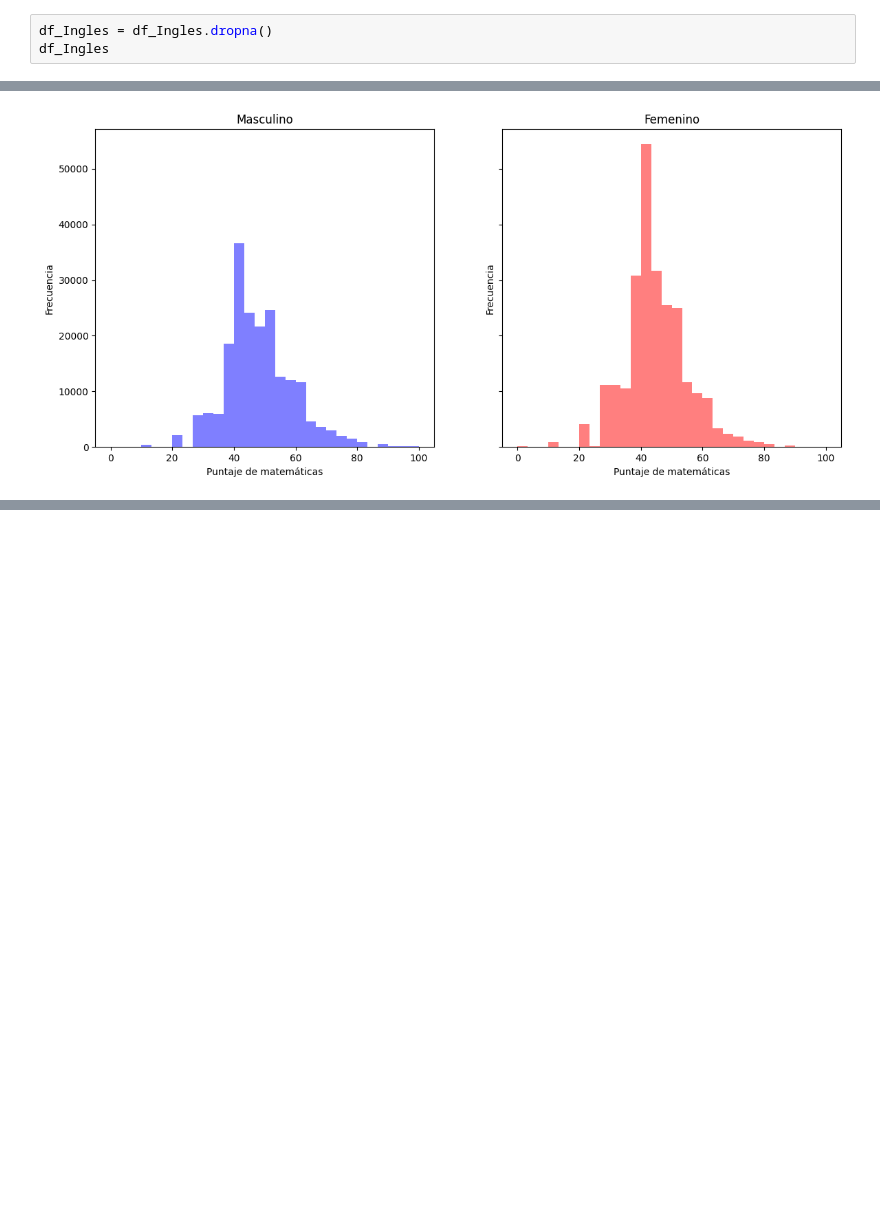
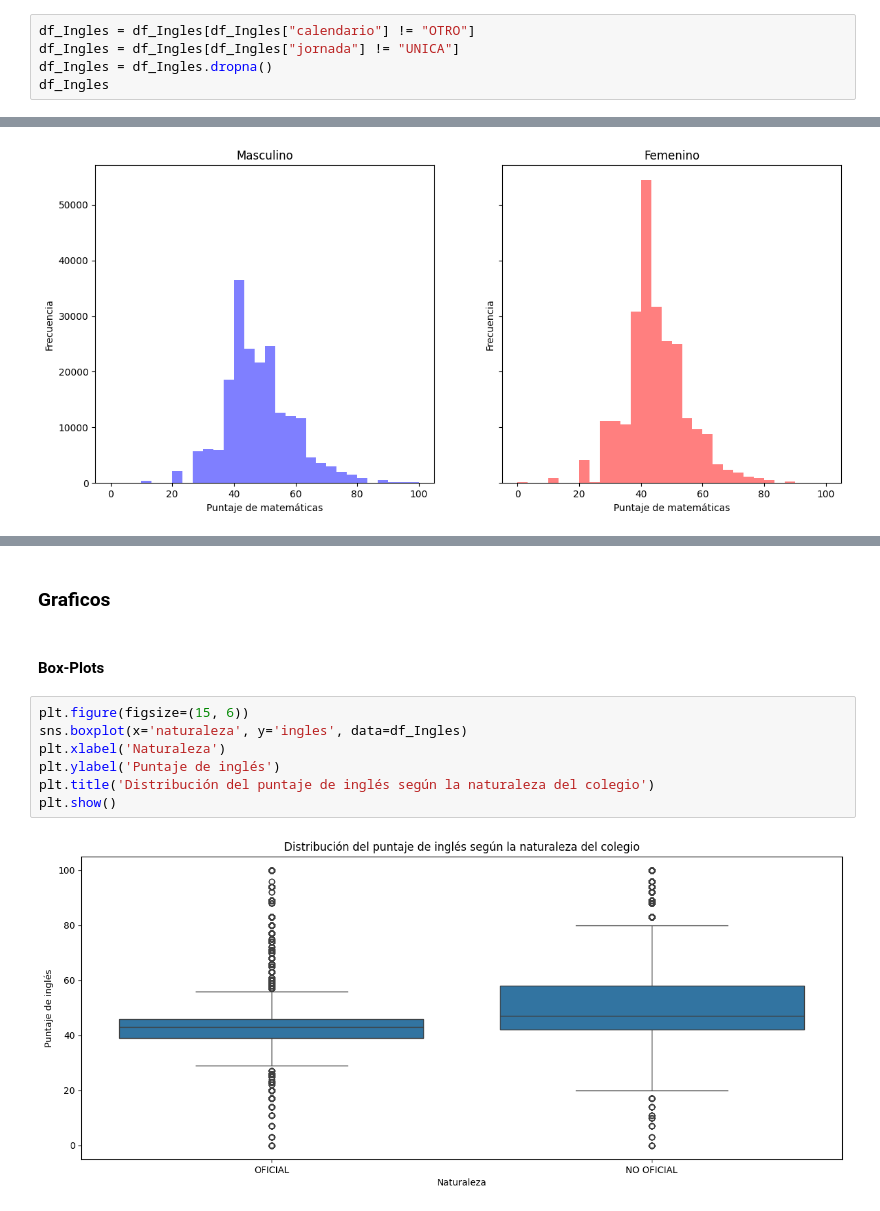
Before and after one commit to levium1029/Proyecto-2, a Jupyter notebook: main.ipynb, the cells around one changed output, grey strips where cells are left out. Drawn from its saved outputs; the diff is of its cells as text; blank space fills up the shorter version.

```diff
--- a/main.ipynb
+++ b/main.ipynb
@@ -256,6 +251,8 @@ df_Ingles
 # %% [markdown]
 #### Datos que no proporcionan información
 # %%
+df_Ingles = df_Ingles[df_Ingles["calendario"] != "OTRO"]
+df_Ingles = df_Ingles[df_Ingles["jornada"] != "UNICA"]
 df_Ingles = df_Ingles.dropna()
 df_Ingles
 # %% [output]
@@ -441,0 +491,13 @@ Text(0, 0.5, 'Frecuencia')
+# %% [markdown]
+### Graficos
+# %% [markdown]
+#### Box-Plots
+# %%
+plt.figure(figsize=(15, 6))
+sns.boxplot(x='naturaleza', y='ingles', data=df_Ingles)
+plt.xlabel('Naturaleza')
+plt.ylabel('Puntaje de inglés')
+plt.title('Distribución del puntaje de inglés según la naturaleza del colegio')
+plt.show()
+# %% [output]
+[figure, added]
```
Also changed, not shown: parts of 27 cells of this notebook.
